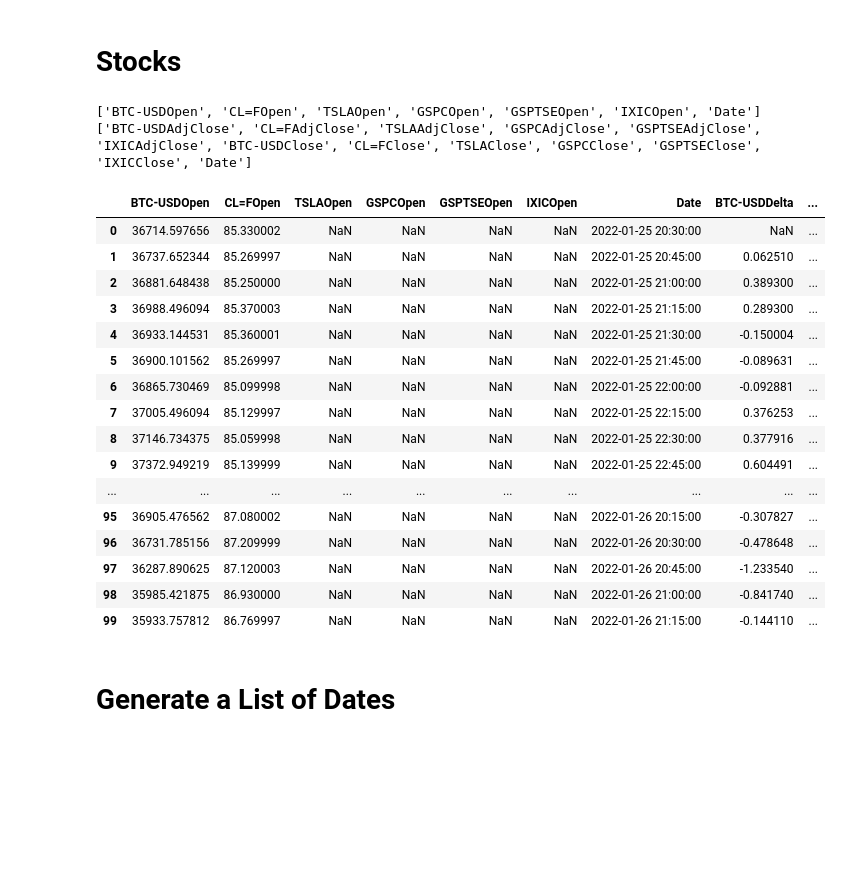
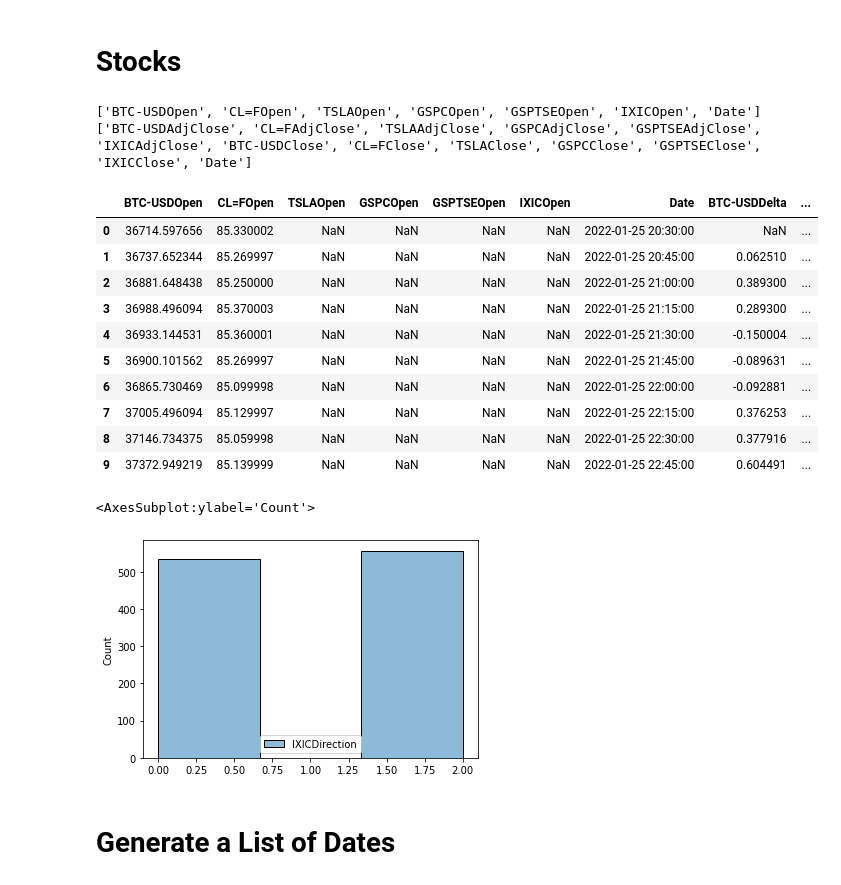
Before and after one commit to warriorprince86/MachineLearning, a Jupyter notebook: project/src/datamerge.ipynb, the cells around one changed output. Cells and saved outputs as stored; diff of their text form; code cells hidden in the pictures; blank space fills up the shorter version.

```diff
--- a/project/src/datamerge.ipynb
+++ b/project/src/datamerge.ipynb
@@ -17,9 +17,9 @@ def convert_date(x,h, m):
 
 def stockDirection(x, pct=10):
      # increase is 2, decrease is 0, remaining constant (+-pct) is 1
-    if x<=-pct:
+    if x<-pct:
         return 0
-    elif x>=pct:
+    elif x>pct:
         return 2
     else:
         return 1
@@ -57,7 +57,7 @@ def stock_direction(df,pp):
             col_rr = str(col).replace('Open','Direction',)
         elif str.lower(pp)=='close':
             col_rr = str(col).replace('Close','Direction')
-        df[col_rr] = df[col_r].dropna().apply(lambda row: stockDirection(row, pct=0.5)) # change the pct value to generate the three classes
+        df[col_rr] = df[col_r].dropna().apply(lambda row: stockDirection(row, pct=0)) # change the pct value to generate the three classes
     return df
 
 def read_stocks_data(filename,header,skiprows):
@@ -83,30 +83,32 @@ def read_stocks_data(filename,header,skiprows):
 # %%
 # Stocks Data
 filename='data/^GSPC CL=F ^IXIC ^GSPTSE TSLA BTC-USD _15m.csv'
 header = read_stocks_data_header(filename)
 df_stocks_open, df_stocks_close = read_stocks_data(filename,header,3)
 df_stocks_open['Date'] = df_stocks_open.Date.apply(lambda row: row-timedelta(hours=5)) #change time to EST
 df_stocks_close['Date'] = df_stocks_open.Date.apply(lambda row: row-timedelta(hours=5)) #change time to EST
-df_stocks_open.head(100)
+df_stocks_open.head(10)
 # %% [output]
 ['BTC-USDOpen', 'CL=FOpen', 'TSLAOpen', 'GSPCOpen', 'GSPTSEOpen', 'IXICOpen', 'Date']
 ['BTC-USDAdjClose', 'CL=FAdjClose', 'TSLAAdjClose', 'GSPCAdjClose', 'GSPTSEAdjClose', 'IXICAdjClose', 'BTC-USDClose', 'CL=FClose', 'TSLAClose', 'GSPCClose', 'GSPTSEClose', 'IXICClose', 'Date']
 |  | BTC-USDOpen | CL=FOpen | TSLAOpen | GSPCOpen | GSPTSEOpen | IXICOpen | Date | BTC-USDDelta | ... |
 | 0 | 36714.597656 | 85.330002 | NaN | NaN | NaN | NaN | 2022-01-25 20:30:00 | NaN | ... |
 | 1 | 36737.652344 | 85.269997 | NaN | NaN | NaN | NaN | 2022-01-25 20:45:00 | 0.062510 | ... |
 | 2 | 36881.648438 | 85.250000 | NaN | NaN | NaN | NaN | 2022-01-25 21:00:00 | 0.389300 | ... |
 | 3 | 36988.496094 | 85.370003 | NaN | NaN | NaN | NaN | 2022-01-25 21:15:00 | 0.289300 | ... |
 | 4 | 36933.144531 | 85.360001 | NaN | NaN | NaN | NaN | 2022-01-25 21:30:00 | -0.150004 | ... |
 | 5 | 36900.101562 | 85.269997 | NaN | NaN | NaN | NaN | 2022-01-25 21:45:00 | -0.089631 | ... |
 | 6 | 36865.730469 | 85.099998 | NaN | NaN | NaN | NaN | 2022-01-25 22:00:00 | -0.092881 | ... |
 | 7 | 37005.496094 | 85.129997 | NaN | NaN | NaN | NaN | 2022-01-25 22:15:00 | 0.376253 | ... |
 | 8 | 37146.734375 | 85.059998 | NaN | NaN | NaN | NaN | 2022-01-25 22:30:00 | 0.377916 | ... |
 | 9 | 37372.949219 | 85.139999 | NaN | NaN | NaN | NaN | 2022-01-25 22:45:00 | 0.604491 | ... |
-| ... | ... | ... | ... | ... | ... | ... | ... | ... | ... |
-| 95 | 36905.476562 | 87.080002 | NaN | NaN | NaN | NaN | 2022-01-26 20:15:00 | -0.307827 | ... |
-| 96 | 36731.785156 | 87.209999 | NaN | NaN | NaN | NaN | 2022-01-26 20:30:00 | -0.478648 | ... |
-| 97 | 36287.890625 | 87.120003 | NaN | NaN | NaN | NaN | 2022-01-26 20:45:00 | -1.233540 | ... |
-| 98 | 35985.421875 | 86.930000 | NaN | NaN | NaN | NaN | 2022-01-26 21:00:00 | -0.841740 | ... |
-| 99 | 35933.757812 | 86.769997 | NaN | NaN | NaN | NaN | 2022-01-26 21:15:00 | -0.144110 | ... |
+# %%
+TARGET = ["IXICDirection"]
+y = df_stocks_open[TARGET]
+import seaborn as sns
+sns.histplot(data=y, bins=3)
+# %% [output]
+<AxesSubplot:ylabel='Count'>
+[figure, added]
 # %% [markdown]
 # Generate a List of Dates
```
Also changed, not shown: parts of 26 cells of this notebook, 5 other files.
